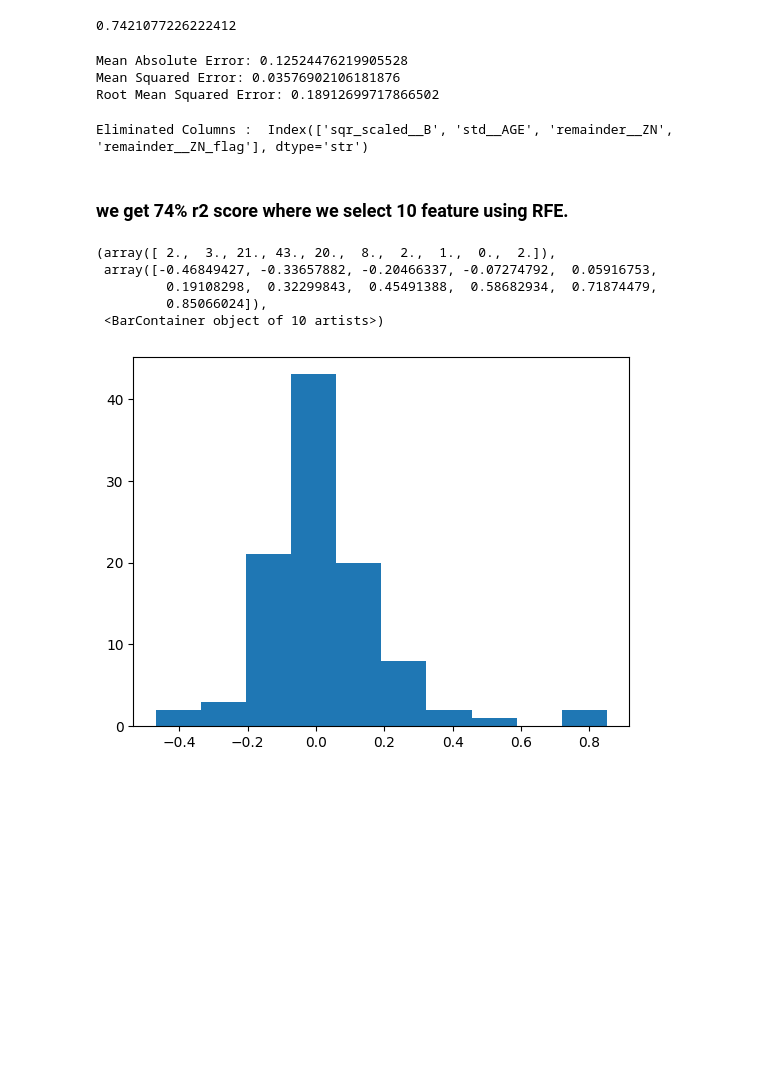
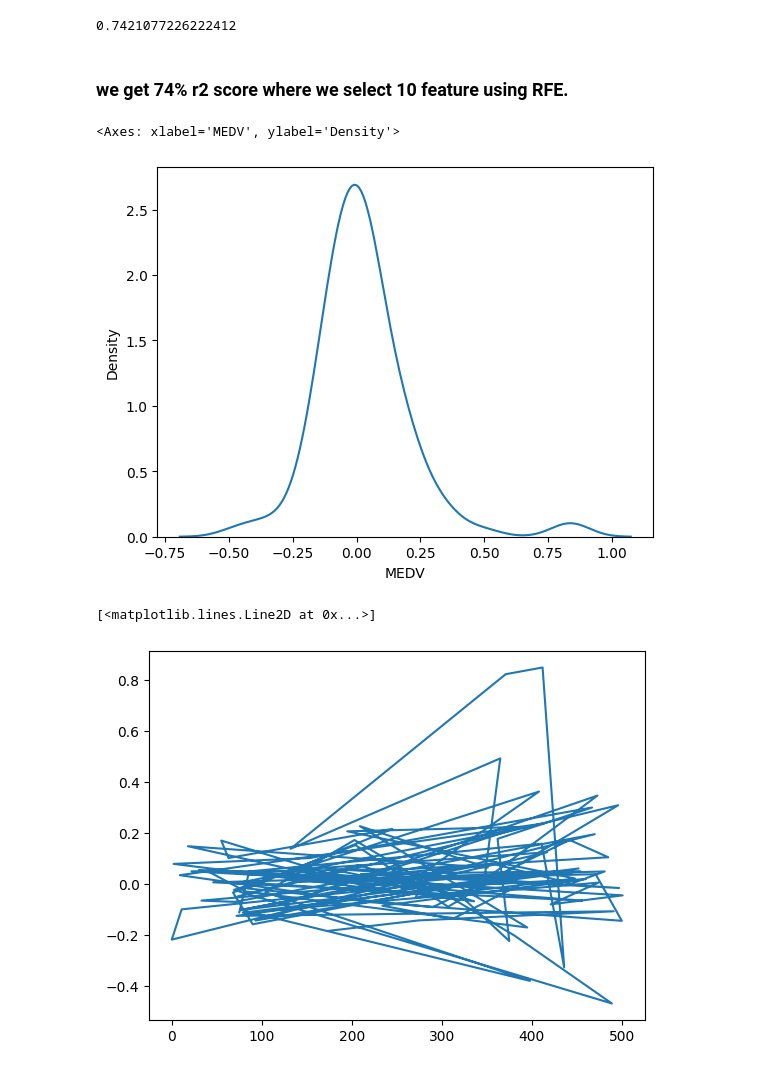
Before and after one commit to Tarun-nagpal07/ML, a Jupyter notebook: Boston_ML.ipynb, the cells around one changed output. Saved outputs shown, nothing was run; the diff lists cells and outputs as text; code cells hidden in the pictures; blank space fills up the shorter version.

Commit message:
modulize the training and evaluation

```diff
--- a/Boston_ML.ipynb
+++ b/Boston_ML.ipynb
@@ -450,5 +445,0 @@ r2_score(y_test,y_pred)
-# %%
-s = SGDRegressor(loss='squared_error',penalty='elasticnet',max_iter=1000,learning_rate='invscaling',random_state=24)
-s.fit(X_train,y_train)
-y_pred = s.predict(X_test)
-r2_score(y_test,y_pred)
@@ -476,28 +465,17 @@ Feature Selected :  Index(['log_scaled__CRIM', 'log_scaled__DIS', 'std__INDUS',
        'std__LSTAT'],
       dtype='str')
 0.7421077226222412
-# %%
-print ('Mean Absolute Error:', metrics.mean_absolute_error(y_test, y_pred))
-print ('Mean Squared Error:' , metrics.mean_squared_error(y_test, y_pred))
-print ('Root Mean Squared Error:' , np.sqrt(metrics.mean_squared_error(y_test, y_pred)))
-# %% [output]
-Mean Absolute Error: 0.12524476219905528
-Mean Squared Error: 0.03576902106181876
-Root Mean Squared Error: 0.18912699717866502
-# %%
-print("Eliminated Columns : ", X_train.columns[p['s'].get_support() == False])
-# %% [output]
-Eliminated Columns :  Index(['sqr_scaled__B', 'std__AGE', 'remainder__ZN', 'remainder__ZN_flag'], dtype='str')
 # %% [markdown]
 ### we get 74% r2 score where we select 10 feature using RFE.
 # %%
 errors = y_test - y_pred
 # %%
-plt.hist(errors)
+sns.kdeplot(errors)
 # %% [output]
-(array([ 2.,  3., 21., 43., 20.,  8.,  2.,  1.,  0.,  2.]),
- array([-0.46849427, -0.33657882, -0.20466337, -0.07274792,  0.05916753,
-         0.19108298,  0.32299843,  0.45491388,  0.58682934,  0.71874479,
-         0.85066024]),
- <BarContainer object of 10 artists>)
+<Axes: xlabel='MEDV', ylabel='Density'>
-[figure, old version]
+[figure, new version]
+# %%
+plt.plot(errors)
+# %% [output]
+[<matplotlib.lines.Line2D at 0x...>]
+[figure, added]
```
Also changed, not shown: parts of 18 cells of this notebook.
